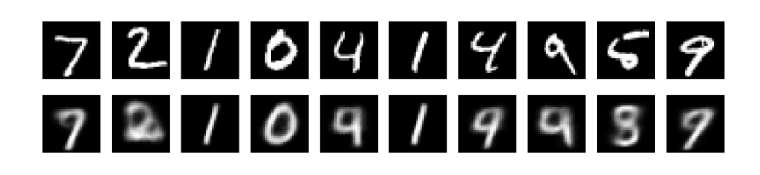
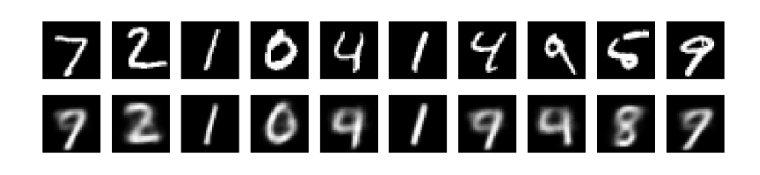
Before and after one commit to erbisti/Collab, a Jupyter notebook: VAE completo.ipynb, the cells around one changed output. Drawn from its saved outputs; the diff is of its cells as text; code cells hidden in the pictures.

```diff
--- a/VAE completo.ipynb
+++ b/VAE completo.ipynb
@@ -84,7 +84,7 @@ class VAE(Model):
 vae = VAE(encoder, decoder)
 vae.compile(optimizer='adam', loss=tf.keras.losses.MeanSquaredError())  # Dummy loss
 vae.fit(x_train, x_train,
-        epochs=10,
+        epochs=15,
         batch_size=128,
         validation_data=(x_test, x_test))
 
@@ -122,4 +122,4 @@ Epoch 10/10
-[figure, old version]
+[figure, new version]
 # %%
 # ===== 8. Geração de imagens novas (sem entrada) =====
 # Amostragem aleatória no espaço latente aprendido
```
Also changed, not shown: parts of 5 cells of this notebook.
